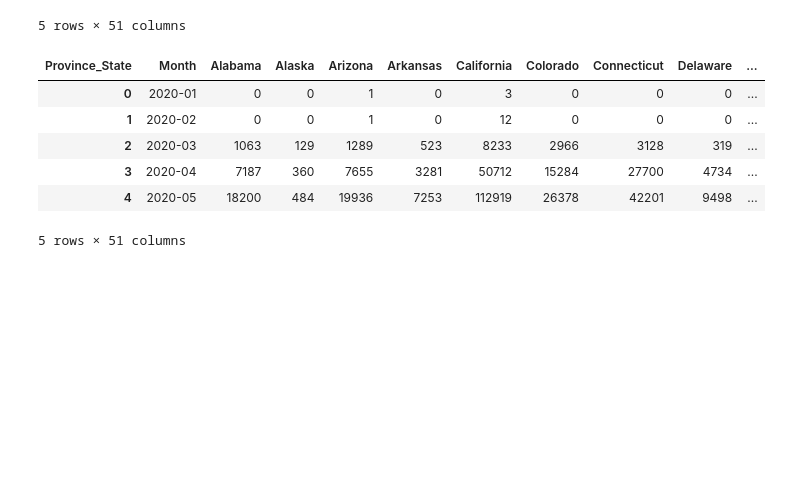
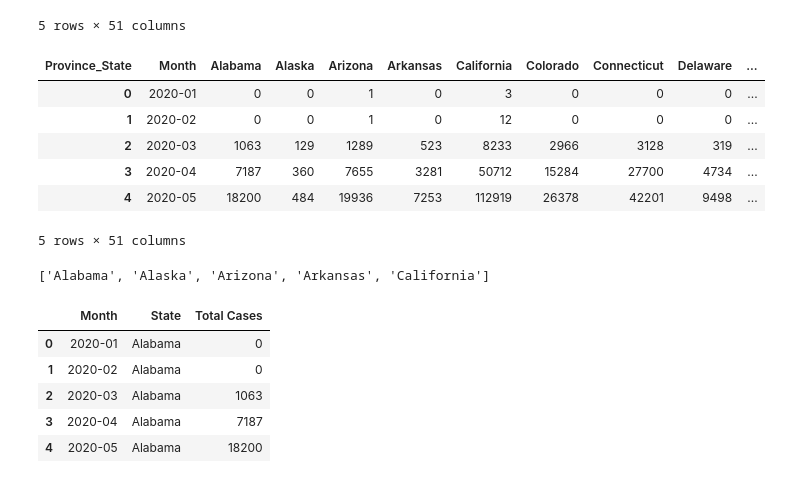
Before and after one commit to DS4A-Team79/COVID-Project, a Jupyter notebook: COVID_TS/cases_TS_build.ipynb, the cells around one changed output. Saved outputs shown, nothing was run; the diff lists cells and outputs as text; code cells hidden in the pictures; blank space fills up the shorter version.

Commit message:
Added more organized monthly state cases/deaths data

```diff
--- a/COVID_TS/cases_TS_build.ipynb
+++ b/COVID_TS/cases_TS_build.ipynb
@@ -128,3 +128,20 @@ cases_TS.head()
 5 rows × 51 columns
 # %%
 cases_TS.to_csv("../Datasets/Refined_Datasets/state_cases_TS.csv")
+# %%
+cols = list(cases_TS.columns)
+cols = cols[1:]
+print(cols[:5])
+# %% [output]
+['Alabama', 'Alaska', 'Arizona', 'Arkansas', 'California']
+# %%
+state_cases_TS = pd.melt(cases_TS,id_vars=['Month'],value_vars=cols)
+state_cases_TS = state_cases_TS.rename(columns={'Province_State':'State','value':'Total Cases'})
+state_cases_TS.head()
+# %% [output]
+|  | Month | State | Total Cases |
+| 0 | 2020-01 | Alabama | 0 |
+| 1 | 2020-02 | Alabama | 0 |
+| 2 | 2020-03 | Alabama | 1063 |
+| 3 | 2020-04 | Alabama | 7187 |
+| 4 | 2020-05 | Alabama | 18200 |
```
Also changed, not shown: parts of 1 cell of this notebook, 3 other files.
